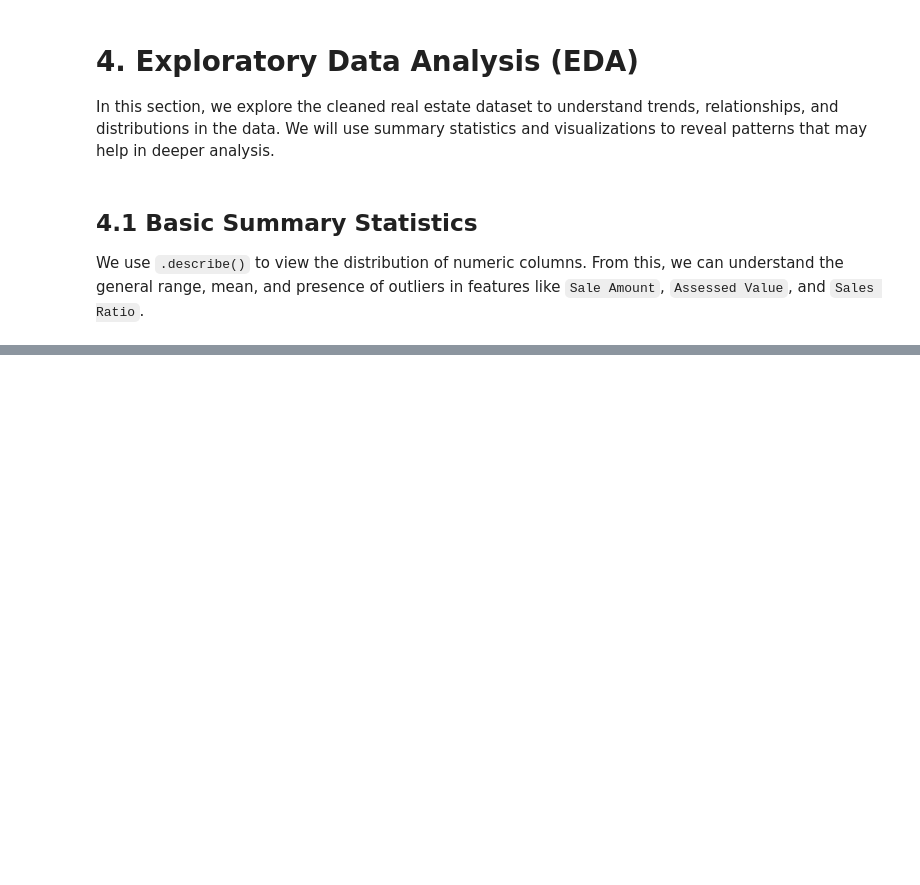
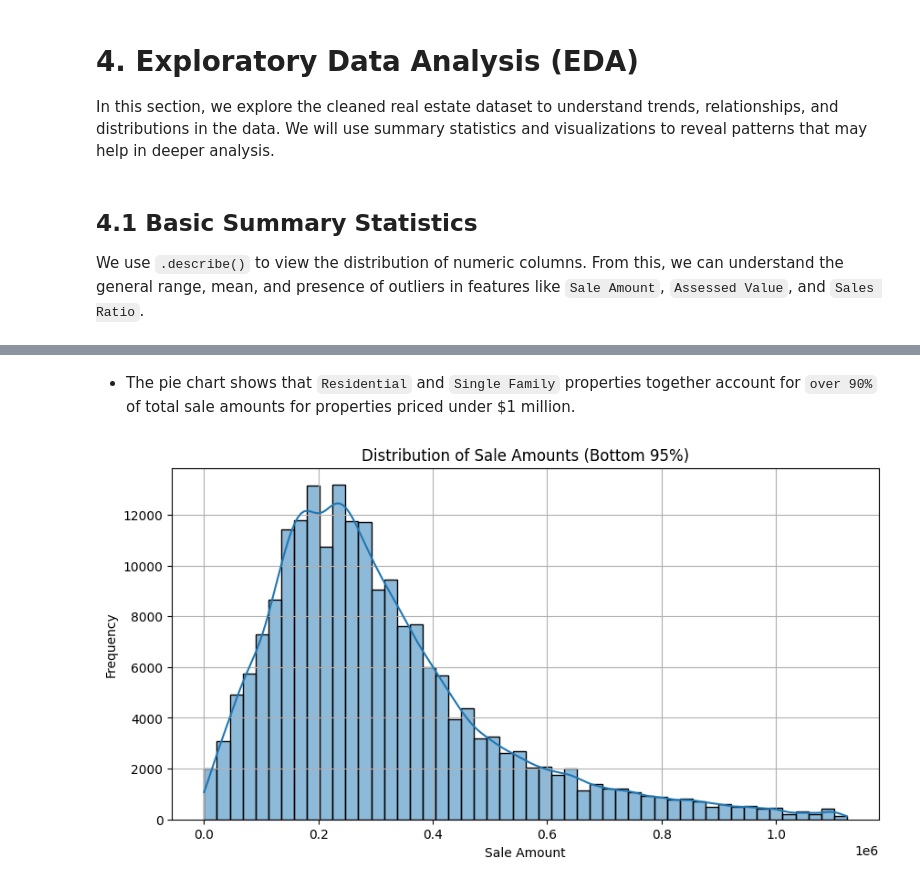
Before and after one commit to kthanikonda/DataWithPython, a Jupyter notebook: Real_Estate_Project-2.ipynb, the cells around one changed output, grey strips where cells are left out. Saved outputs shown, nothing was run; the diff lists cells and outputs as text; code cells hidden in the pictures; blank space fills up the shorter version.

```diff
--- a/Real_Estate_Project-2.ipynb
+++ b/Real_Estate_Project-2.ipynb
@@ -490,13 +506,17 @@ plt.show()
+# %% [markdown]
+* The pie chart shows that `Residential` and `Single Family` properties together account for `over 90%` of total sale amounts for properties priced under $1 million.
 # %%
 plt.figure(figsize=(10, 5))
-filtered = cleaned_df[cleaned_df['Sale Amount'] < cleaned_df['Sale Amount'].quantile(0.95)]
+filtered = real_estate_df[real_estate_df['Sale Amount'] < real_estate_df['Sale Amount'].quantile(0.95)]
 
 sns.histplot(filtered['Sale Amount'], kde=True, bins=50)
 plt.title('Distribution of Sale Amounts (Bottom 95%)')
 plt.xlabel('Sale Amount')
 plt.ylabel('Frequency')
 plt.grid(True)
 plt.show()
+# %% [output]
+[figure, added]
 # %%
 plt.figure(figsize=(12, 6))
 sns.boxplot(data=cleaned_df, x='Property Type', y='Sale Amount')
```
Also changed, not shown: parts of 9 cells of this notebook.
